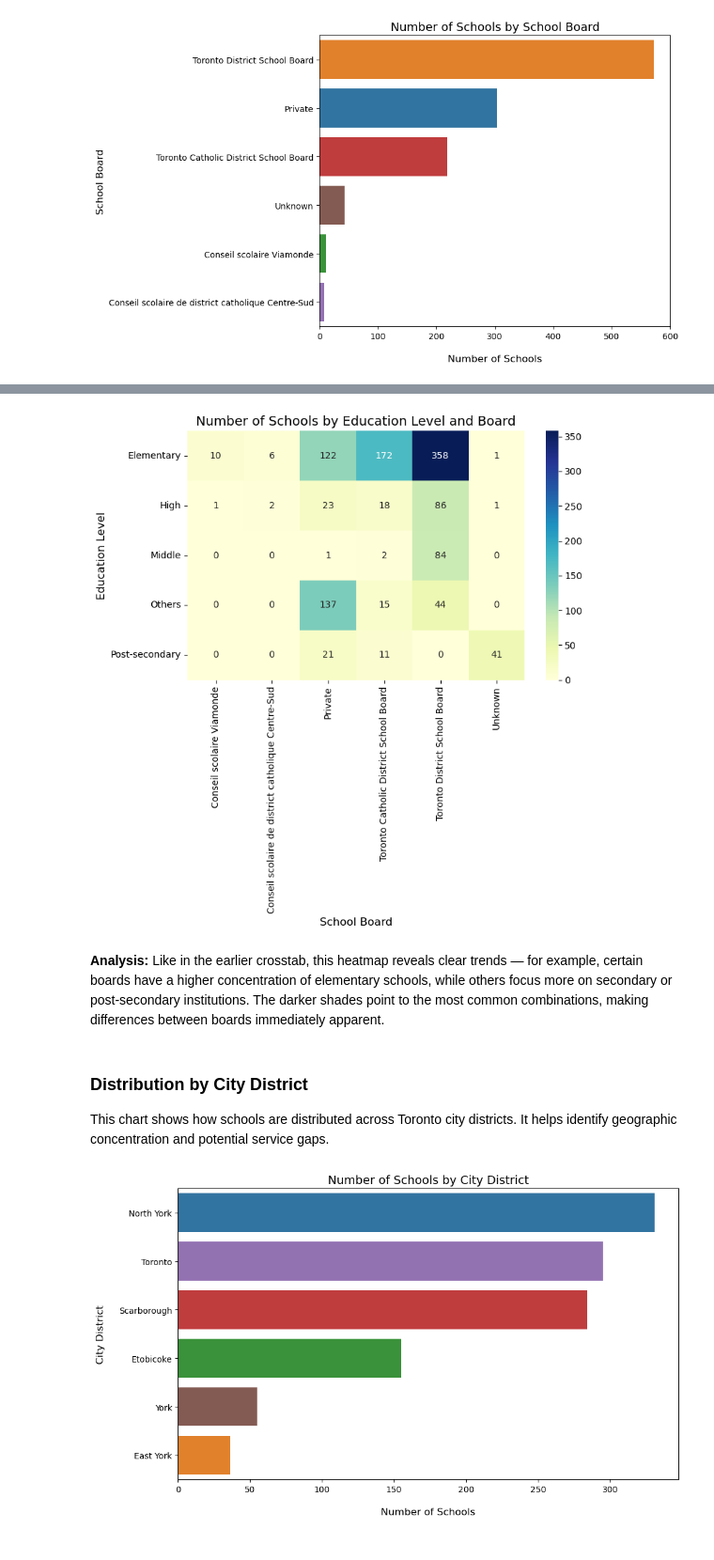
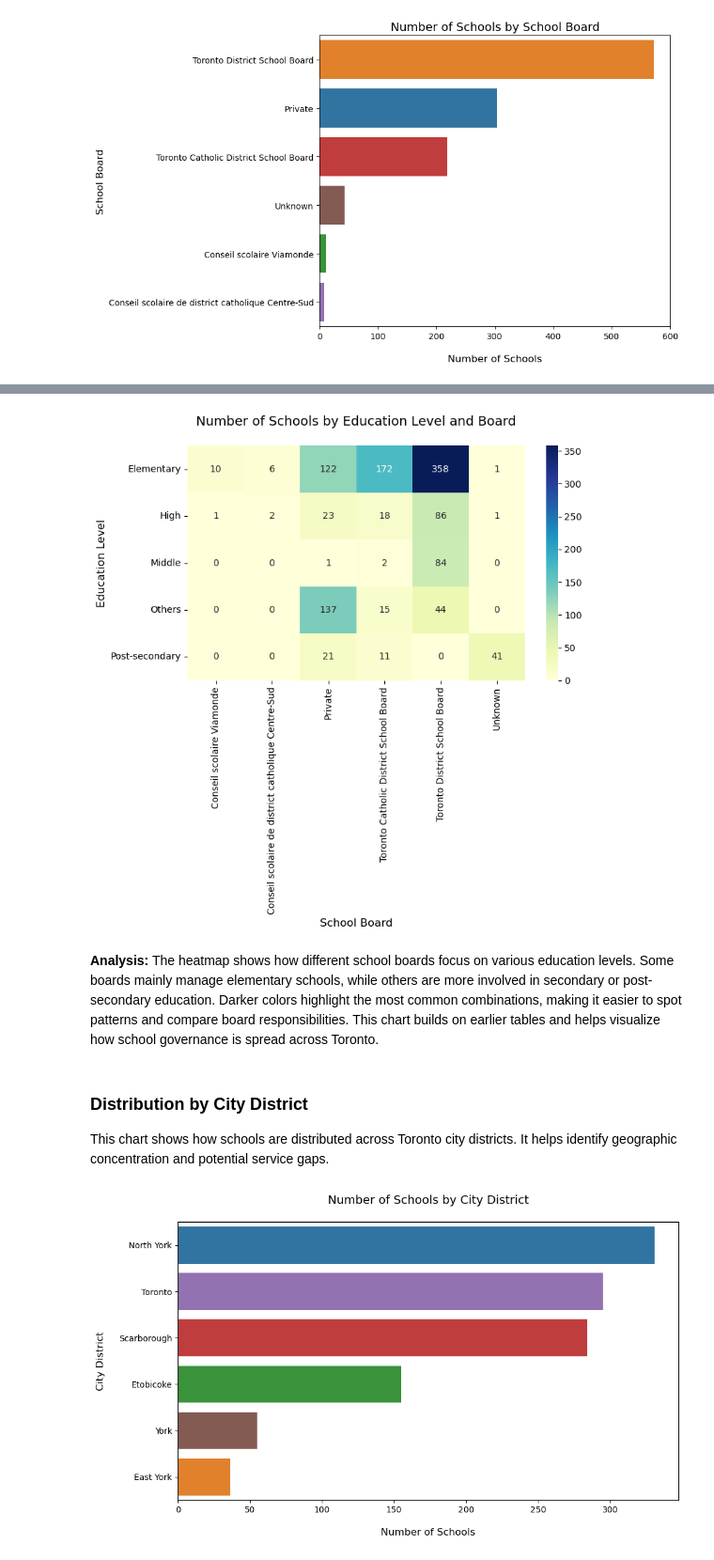
Before and after one commit to AnaSlavina/toronto-schools-analysis, a Jupyter notebook: project.ipynb, the cells around one changed output, grey strips where cells are left out. Shown at 94% size. Drawn from its saved outputs; the diff is of its cells as text; code cells hidden in the pictures.

```diff
--- a/project.ipynb
+++ b/project.ipynb
@@ -310,7 +306,7 @@ sns.heatmap(
     cmap='YlGnBu'
 )
 
-plt.title('Number of Schools by Education Level and Board', fontsize=14)
+plt.title('Number of Schools by Education Level and Board\n', fontsize=14)
 plt.xlabel('School Board', fontsize=12)
 plt.ylabel('Education Level', fontsize=12)
 plt.xticks(rotation=90)
@@ -319,9 +315,9 @@ plt.savefig('visuals/level_and_board_heat.png', bbox_inches='tight')
 plt.tight_layout()
 plt.show()
 # %% [output]
-[figure, old version]
+[figure, new version]
 # %% [markdown]
-**Analysis:** Like in the earlier crosstab, this heatmap reveals clear trends — for example, certain boards have a higher concentration of elementary schools, while others focus more on secondary or post-secondary institutions. The darker shades point to the most common combinations, making differences between boards immediately apparent.
+**Analysis:** The heatmap shows how different school boards focus on various education levels. Some boards mainly manage elementary schools, while others are more involved in secondary or post-secondary education. Darker colors highlight the most common combinations, making it easier to spot patterns and compare board responsibilities. This chart builds on earlier tables and helps visualize how school governance is spread across Toronto.
 # %% [markdown]
 ### Distribution by City District
 
@@ -329,31 +325,31 @@ This chart shows how schools are distributed across Toronto city districts. It h
 # %%
 city_mapping = {
     'NY': 'North York',
     'SC': 'Scarborough',
     'ET': 'Etobicoke',
     'TO': 'Toronto',
     'EY': 'East York',
     'YK': 'York'
 }
 
 df_cleaned['CITY'] = df_cleaned['CITY'].replace(city_mapping)
 
 plt.figure(figsize=(10,6))
 sns.countplot(
     y='CITY',
     hue='CITY',
     data=df_cleaned,
     order=df_cleaned['CITY'].value_counts().index,
     palette='tab10',
     legend=False
 )
 
-plt.title("Number of Schools by City District", fontsize=14)
+plt.title("Number of Schools by City District\n", fontsize=14)
 plt.xlabel("\nNumber of Schools", fontsize=12)
 plt.ylabel("City District\n", fontsize=12)
 plt.savefig('visuals/city_district_bar.png', bbox_inches='tight')
 plt.tight_layout()
 plt.show()
 # %% [output]
-[figure, old version]
+[figure, new version]
 # %% [markdown]
```
Also changed, not shown: parts of 26 cells of this notebook.
